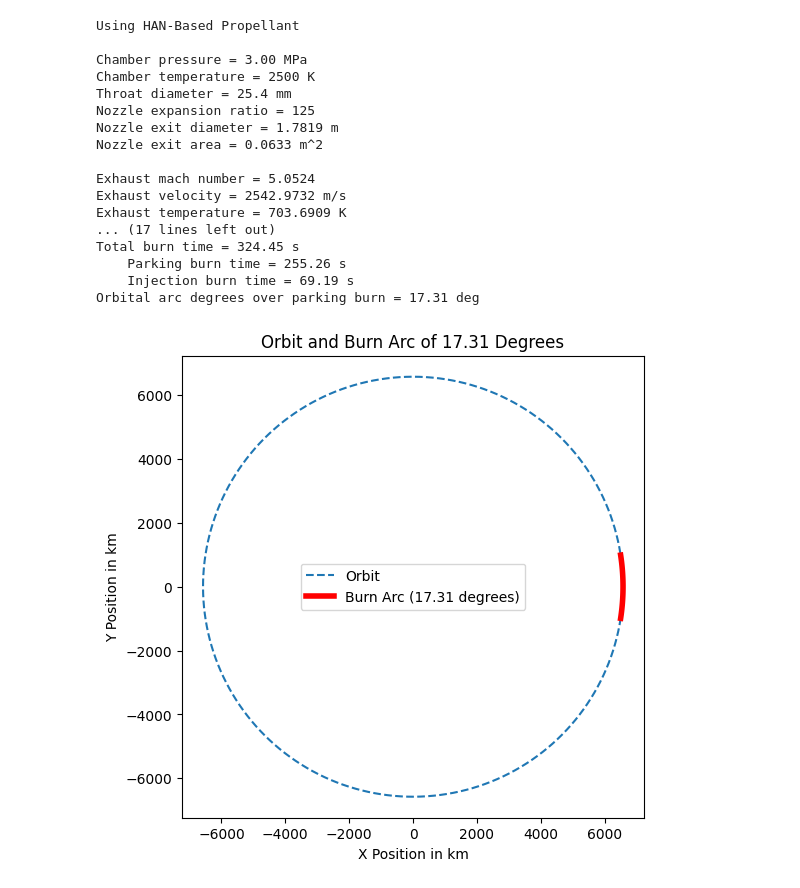
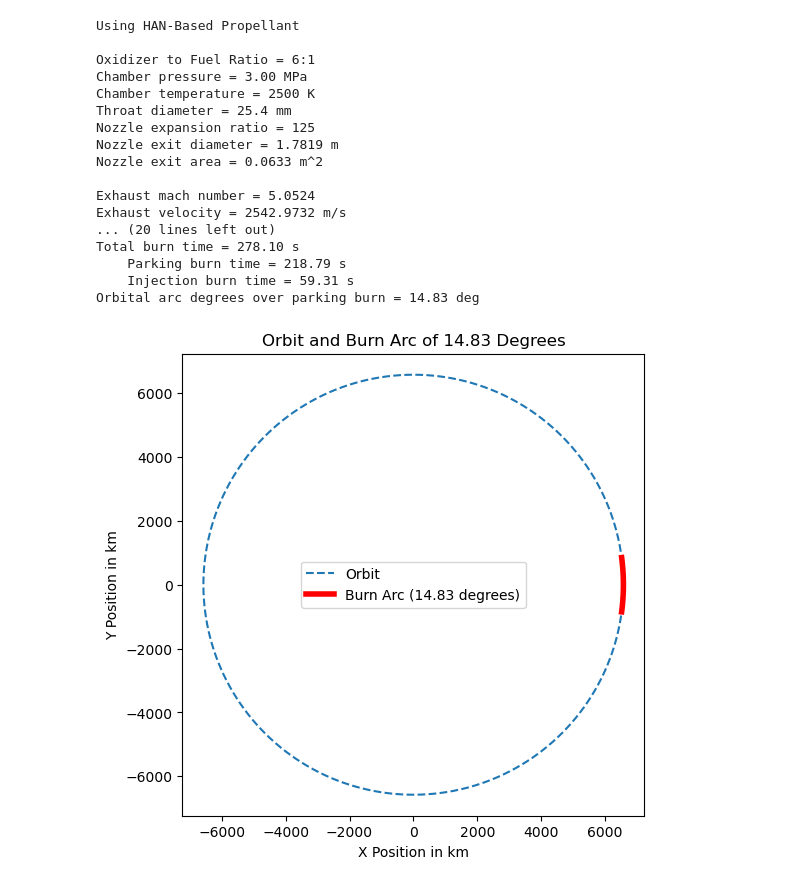
Before and after one commit to krainrpmt/Senior-Project-Electric-Turbopump, a Jupyter notebook: Pump Specification Calculator.ipynb, the cells around one changed output. Drawn from its saved outputs; the diff is of its cells as text; code cells hidden in the pictures.

```diff
--- a/Pump Specification Calculator.ipynb
+++ b/Pump Specification Calculator.ipynb
@@ -14,6 +14,7 @@ def rocket_performance(Name, Pc, dt, Tc, gamma, R, OF, Pa, g0, mass_dry, nozzle_
     print(f"Using {Name}\n")
 
     # Print basic parameters
+    print(f"Oxidizer to Fuel Ratio = {OF}:1")
     print(f"Chamber pressure = {Pc*1e-6:.2f} MPa")
     print(f"Chamber temperature = {Tc} K")
     print(f"Throat diameter = {dt*1000} mm")
@@ -79,7 +80,8 @@ def rocket_performance(Name, Pc, dt, Tc, gamma, R, OF, Pa, g0, mass_dry, nozzle_
 
     # Using Tsiolkovsky's rocket equation to find propellant mass
     mass_propellant = mass_dry * (math.exp(delta_v_total / ve) - 1)
-    burn_time = mass_propellant / mass_flow_rate
+    mass_oxidizer = mass_propellant * OF / (OF + 1)
+    burn_time = mass_oxidizer / mass_flow_rate
 
     # Calculate final mass after first burn
     mass_initial = mass_propellant + mass_dry
@@ -93,8 +95,8 @@ def rocket_performance(Name, Pc, dt, Tc, gamma, R, OF, Pa, g0, mass_dry, nozzle_
 
     # Calculate propellant mass required for second burn
     mass_propellant_injection = mass_f1 - mass_f2
-    parking_burn_time = mass_propellant_parking / mass_flow_rate
-    injection_burn_time = mass_propellant_injection / mass_flow_rate
+    parking_burn_time = mass_propellant_parking * OF / (OF+1) / mass_flow_rate
+    injection_burn_time = mass_propellant_injection * OF / (OF+1) / mass_flow_rate
 
 
     # Calculate the orbital period at LEO (T)
@@ -105,6 +107,8 @@ def rocket_performance(Name, Pc, dt, Tc, gamma, R, OF, Pa, g0, mass_dry, nozzle_
 
     print(f"\nDelta V total = {delta_v_total:.4f} m/s")
     print(f"Total propellant mass used = {mass_propellant:.4f} kg")
+    print(f"    Fuel mass used= {mass_propellant - mass_oxidizer:.4f} kg")
+    print(f"    Oxidizer mass used= {mass_oxidizer:.4f} kg")
     print(f"    Propellant mass used at parking = {mass_propellant_parking:.4f} kg")
     print(f"    Propellant mass used at injection = {mass_propellant_injection:.4f} kg")
     print(f"    Dry mass = {mass_dry:.4f} kg")
@@ -143,37 +147,37 @@ def rocket_performance(Name, Pc, dt, Tc, gamma, R, OF, Pa, g0, mass_dry, nozzle_
         # Plot aesthetics
         plt.title(f"Orbit and Burn Arc of {arc_degrees:.2f} Degrees")
         plt.xlabel('X Position in km')
         plt.ylabel('Y Position in km')
         plt.axhline(0, color='black', linewidth=0)
         plt.axvline(0, color='black', linewidth=0)
         plt.gca().set_aspect('equal', adjustable='box')
         plt.legend()
         plt.show()
 
     plot_orbit_and_burn_arc(r1/1000, arc_degrees)
     return
 
 # Example usage of the function with the given constants
 rocket_performance(
     Name = 'HAN-Based Propellant', Pc=30e5, dt=0.0254, Tc=2500, gamma=1.2, R=300, OF=6, Pa=0, g0=9.807,
     mass_dry=100, nozzle_expansion_ratio=125, density=1600, h1=200e3, h2=35786e3
 )
 # %% [output]
 Using HAN-Based Propellant
 
+Oxidizer to Fuel Ratio = 6:1
 Chamber pressure = 3.00 MPa
 Chamber temperature = 2500 K
 Throat diameter = 25.4 mm
 Nozzle expansion ratio = 125
 Nozzle exit diameter = 1.7819 m
 Nozzle exit area = 0.0633 m^2
 
 Exhaust mach number = 5.0524
 Exhaust velocity = 2542.9732 m/s
-Exhaust temperature = 703.6909 K
-... (17 lines left out)
-Total burn time = 324.45 s
-    Parking burn time = 255.26 s
-    Injection burn time = 69.19 s
-Orbital arc degrees over parking burn = 17.31 deg
+... (20 lines left out)
+Total burn time = 278.10 s
+    Parking burn time = 218.79 s
+    Injection burn time = 59.31 s
+Orbital arc degrees over parking burn = 14.83 deg
-[figure, old version]
+[figure, new version]
```
Also changed, not shown: 1 other file.
